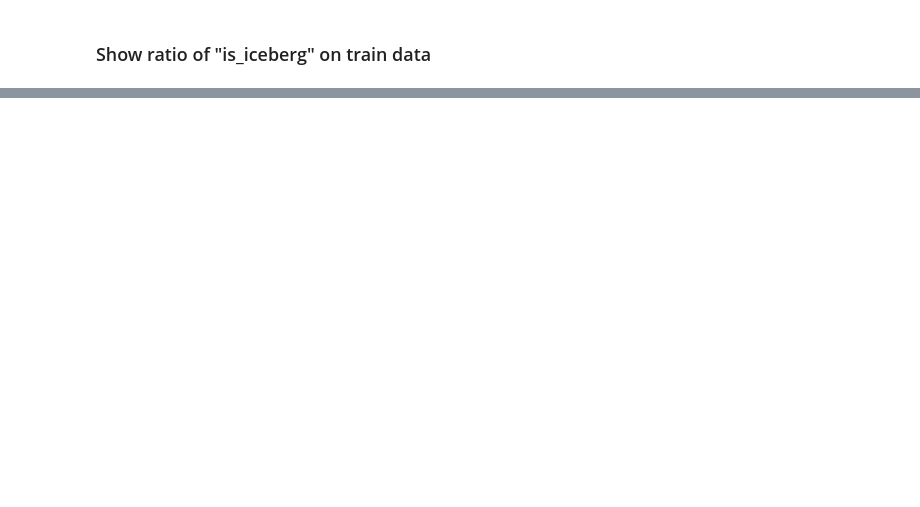
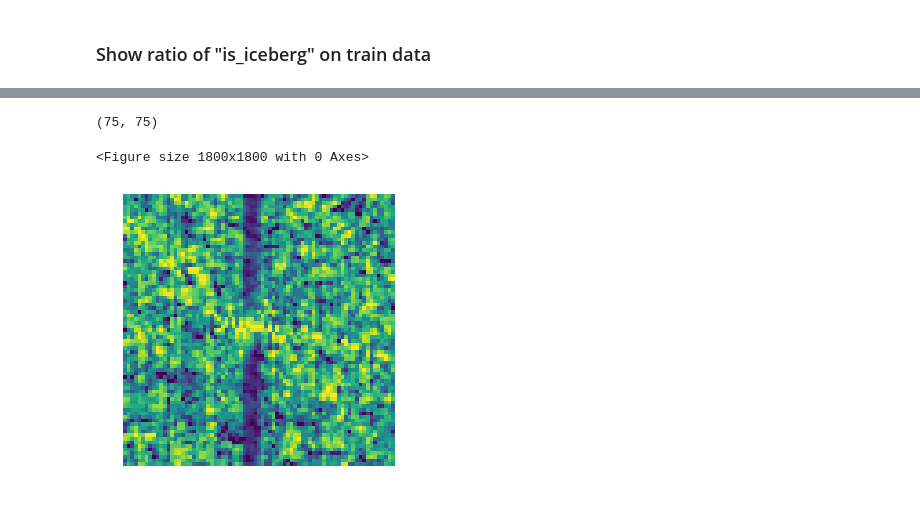
Before and after one commit to markokole/Statoil-Iceberg-Classifier-Challenge, a Jupyter notebook: DEA/First_analysis.ipynb, the cells around one changed output, grey strips where cells are left out. Cells and saved outputs as stored; diff of their text form; code cells hidden in the pictures; blank space fills up the shorter version.

```diff
--- a/DEA/First_analysis.ipynb
+++ b/DEA/First_analysis.ipynb
@@ -94,0 +95,19 @@ plt.show()
+# %%
+example = np.array(data["band_1"].iloc[0]).reshape(75,75)
+print(example.shape)
+def show_image(image, cmap=None, title=None):
+    scaler = MinMaxScaler(feature_range=(0, 255))
+    scaler.fit(image)
+    image = scaler.transform(image)
+    fig = figure(figsize=(25, 25))
+    vmax = 255
+    plt.figure(figsize=(5, 5))
+    plt.imshow(image, cmap=cmap, vmin=0, vmax=vmax)
+    plt.axis('off')
+    plt.show()
+
+show_image(image=example)
+# %% [output]
+(75, 75)
+<Figure size 1800x1800 with 0 Axes>
+[figure, added]
```
Also changed, not shown: parts of 5 cells of this notebook.
